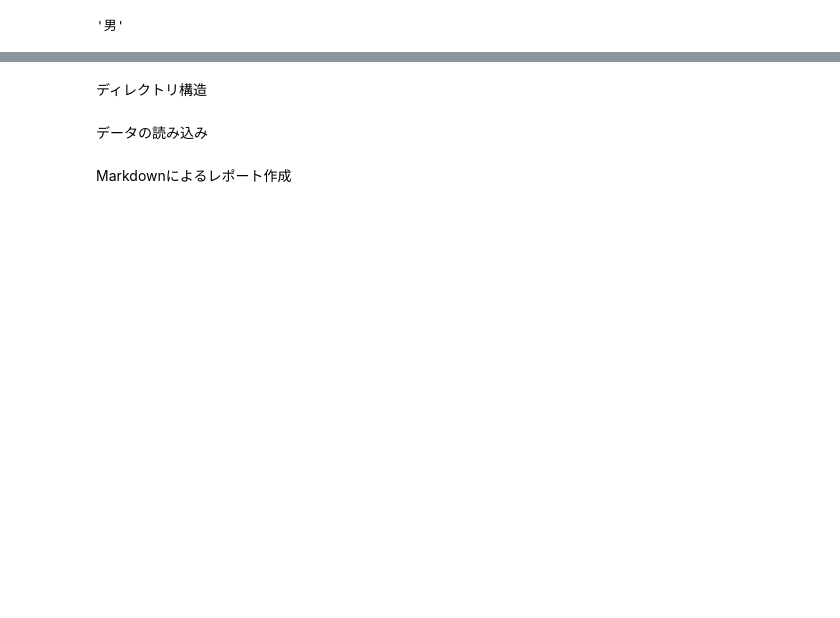
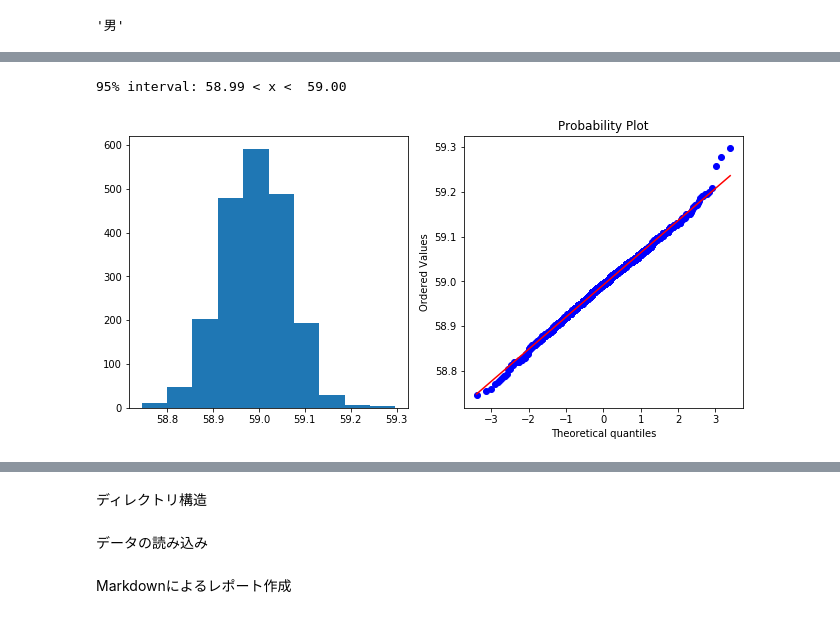
Before and after one commit to TUMH0404/kinematicstraining, a Jupyter notebook: 0508.ipynb, the cells around one changed output, grey strips where cells are left out. Cells and saved outputs as stored; diff of their text form; code cells hidden in the pictures; blank space fills up the shorter version.

```diff
--- a/0508.ipynb
+++ b/0508.ipynb
@@ -83,0 +89,14 @@ len(B)
+# %%
+x=B[500:(2048+500),3]
+fig,(ax1,ax2) = plt.subplots(ncols=2,figsize=(11,5))
+ax1.hist(x)
+ax2 = stats.probplot(x,dist="norm",plot=plt)
+t_dist = stats.t(loc=x.mean(),scale=stats.sem(x),df=len(x)-1)
+bottom,up = t_dist.interval(alpha=0.95)
+print('95% interval:{: .2f} < x < {: .2f}'.format(bottom,up))
+#xm = x.mean()
+#se = np.sqrt(np.var(x)/len(x))
+#bottom,up = xm-1.96*se,xm+1.96*se  ## 95%の場合
+# %% [output]
+95% interval: 58.99 < x <  59.00
+[figure, added]
```
Also changed, not shown: parts of 11 cells of this notebook, 1 other file.
